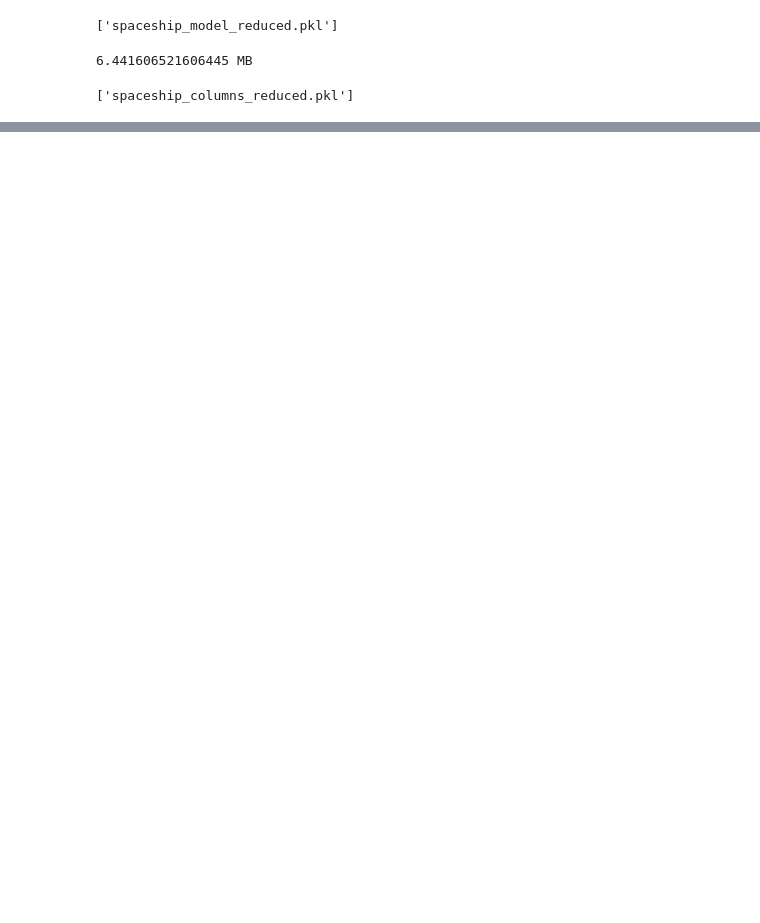
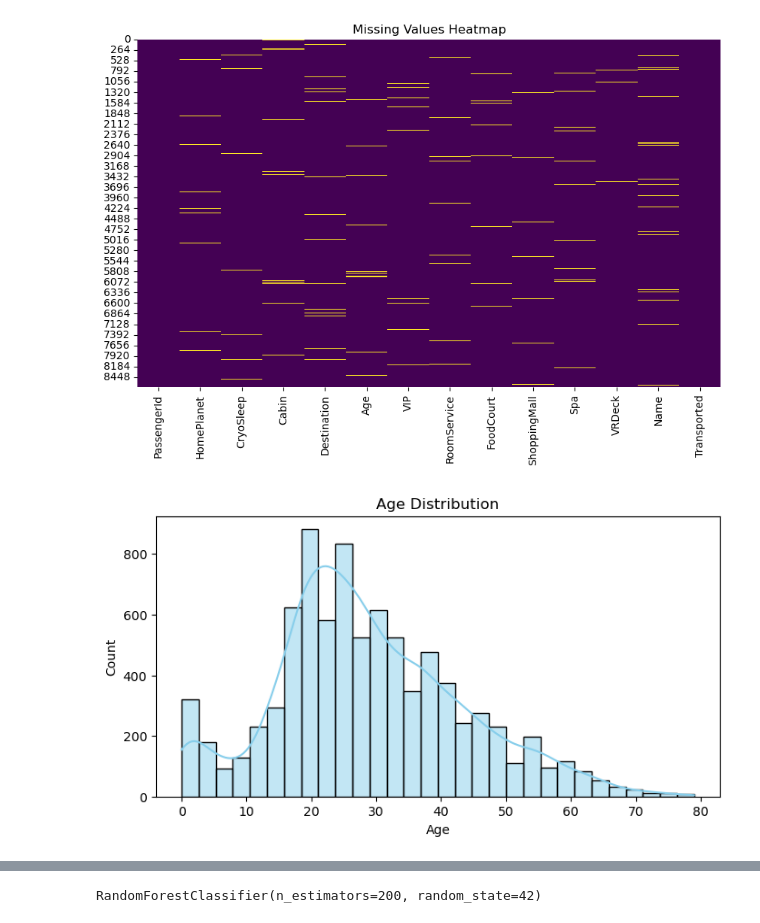
Before and after one commit to Debby-25/Spaceship, a Jupyter notebook: kag.ipynb, the cells around one changed output, grey strips where cells are left out. Drawn from its saved outputs; the diff is of its cells as text; code cells hidden in the pictures; blank space fills up the shorter version.

```diff
--- a/kag.ipynb
+++ b/kag.ipynb
@@ -475,21 +0,0 @@ joblib.dump(X_train.columns.tolist(), 'spaceship_columns.pkl')
-# %%
-import joblib
-
-joblib.dump(model_reduced, 'spaceship_model_reduced.pkl', compress=3)
-# %% [output]
-['spaceship_model_reduced.pkl']
-# %%
-import os
-print(os.path.getsize('spaceship_model_reduced.pkl') / 1024 / 1024, "MB")
-# %% [output]
-6.441606521606445 MB
-# %%
-import joblib
-
-# After selecting top features
-top_features = feature_ranking['Feature'].head(20).tolist()
-
-# Save reduced columns
-joblib.dump(top_features, 'spaceship_columns_reduced.pkl', compress=3)
-# %% [output]
-['spaceship_columns_reduced.pkl']
@@ -495,0 +20,20 @@ joblib.dump(top_features, 'spaceship_columns_reduced.pkl', compress=3)
+# %%
+# Overview of missing values
+plt.figure(figsize=(10,6))
+sns.heatmap(train_df.isnull(), cbar=False, cmap='viridis')
+plt.title("Missing Values Heatmap")
+plt.show()
+
+# Age distribution
+plt.figure(figsize=(8,4))
+sns.histplot(train_df['Age'], bins=30, kde=True, color='skyblue')
+plt.title("Age Distribution")
+plt.show()
+
+# Categorical insights
+sns.countplot(data=train_df, x='HomePlanet', hue='Transported')
+plt.title("HomePlanet vs Transported")
+plt.show()
+# %% [output]
+[figure, added]
+[figure, added]
@@ -495,0 +80,5 @@ joblib.dump(top_features, 'spaceship_columns_reduced.pkl', compress=3)
+# %%
+model = RandomForestClassifier(n_estimators=200, random_state=42)
+model.fit(X_train, y_train)
+# %% [output]
+RandomForestClassifier(n_estimators=200, random_state=42)
```
Also changed, not shown: parts of 40 cells of this notebook, 2 other files.
